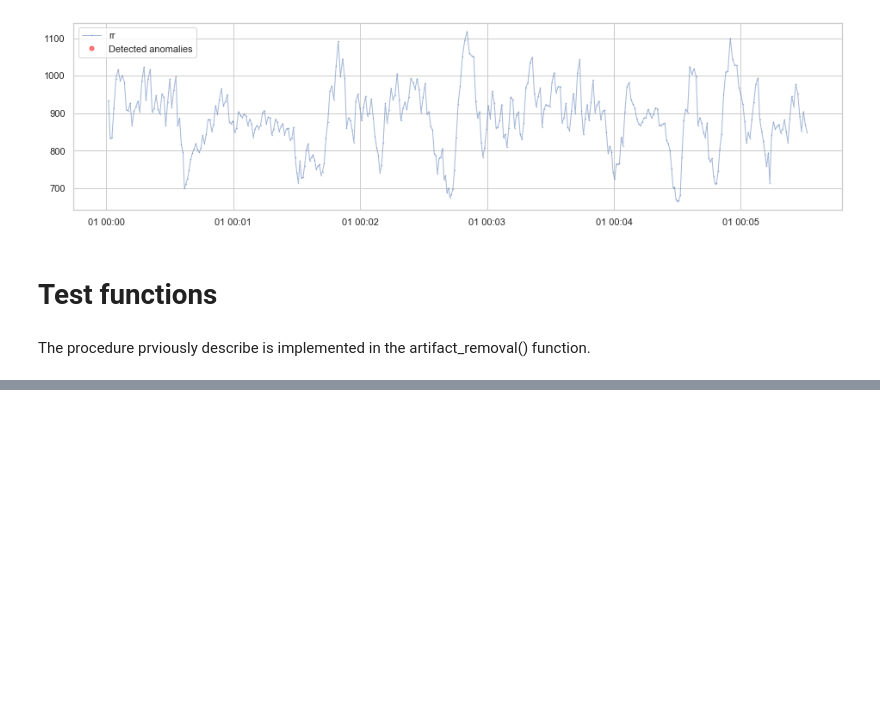
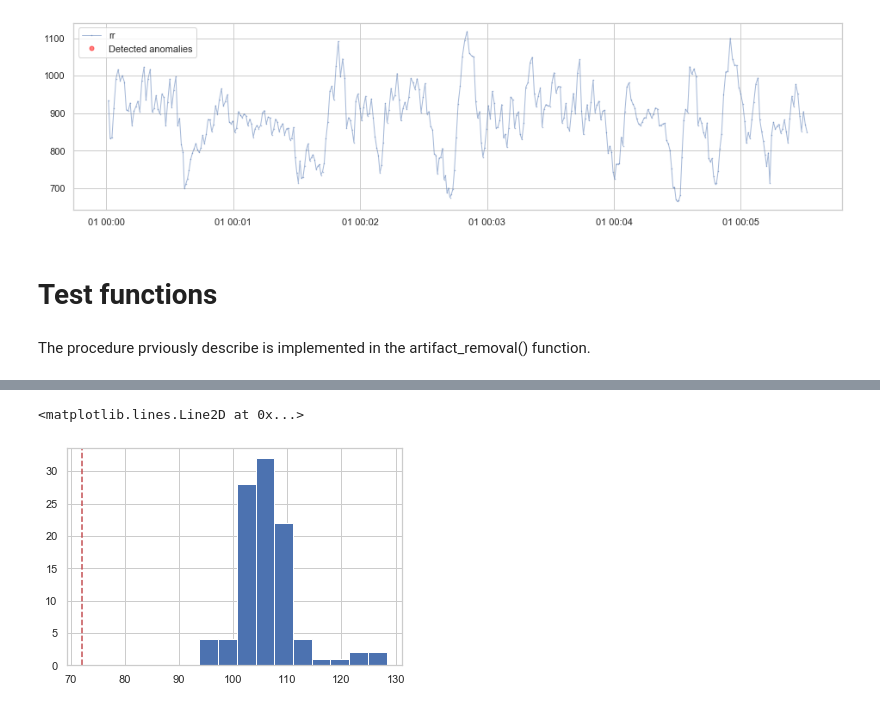
Before and after one commit to embodied-computation-group/systole, a Jupyter notebook: notebooks/ArtifactCorrection.ipynb, the cells around one changed output, grey strips where cells are left out. Saved outputs shown, nothing was run; the diff lists cells and outputs as text; code cells hidden in the pictures; blank space fills up the shorter version.

```diff
--- a/notebooks/ArtifactCorrection.ipynb
+++ b/notebooks/ArtifactCorrection.ipynb
@@ -13,3 +13,5 @@ oxi = np.load('ppgSignal1.npy', allow_pickle=True)[0]
+# %%
+oxi = import_ppg('1')[0, :]
 # %% [markdown]
 # Find peaks
 # %%
@@ -143,0 +146,3 @@ cleaned_peaks = artifact_removal(peaks)
+# %%
+signal, peaks = oxi_peaks(oxi)
+time_domain(np.diff(np.where(peaks)[0]))
@@ -143,0 +163,19 @@ cleaned_peaks = artifact_removal(peaks)
+# %%
+rms = []
+for i in range(100):
+    noisy_peaks = peaks.copy()
+
+    # Add extra beats (n=5)
+    idx = np.random.choice(np.arange(len(noisy_peaks)), size=5)
+    noisy_peaks[idx] = 1
+
+    # Apply artifact correction
+    clean_peaks, per = artifact_removal(noisy_peaks)
+    stats = time_domain(np.diff(np.where(clean_peaks)[0]))
+    rms.append(stats.Values[stats.Metric=='RMSSD'].iloc[0])
+# %%
+plt.hist(rms)
+plt.axvline(x=72.09, color='r', linestyle='--')
+# %% [output]
+<matplotlib.lines.Line2D at 0x...>
+[figure, added]
```
Also changed, not shown: parts of 7 cells of this notebook, 2 other files.
